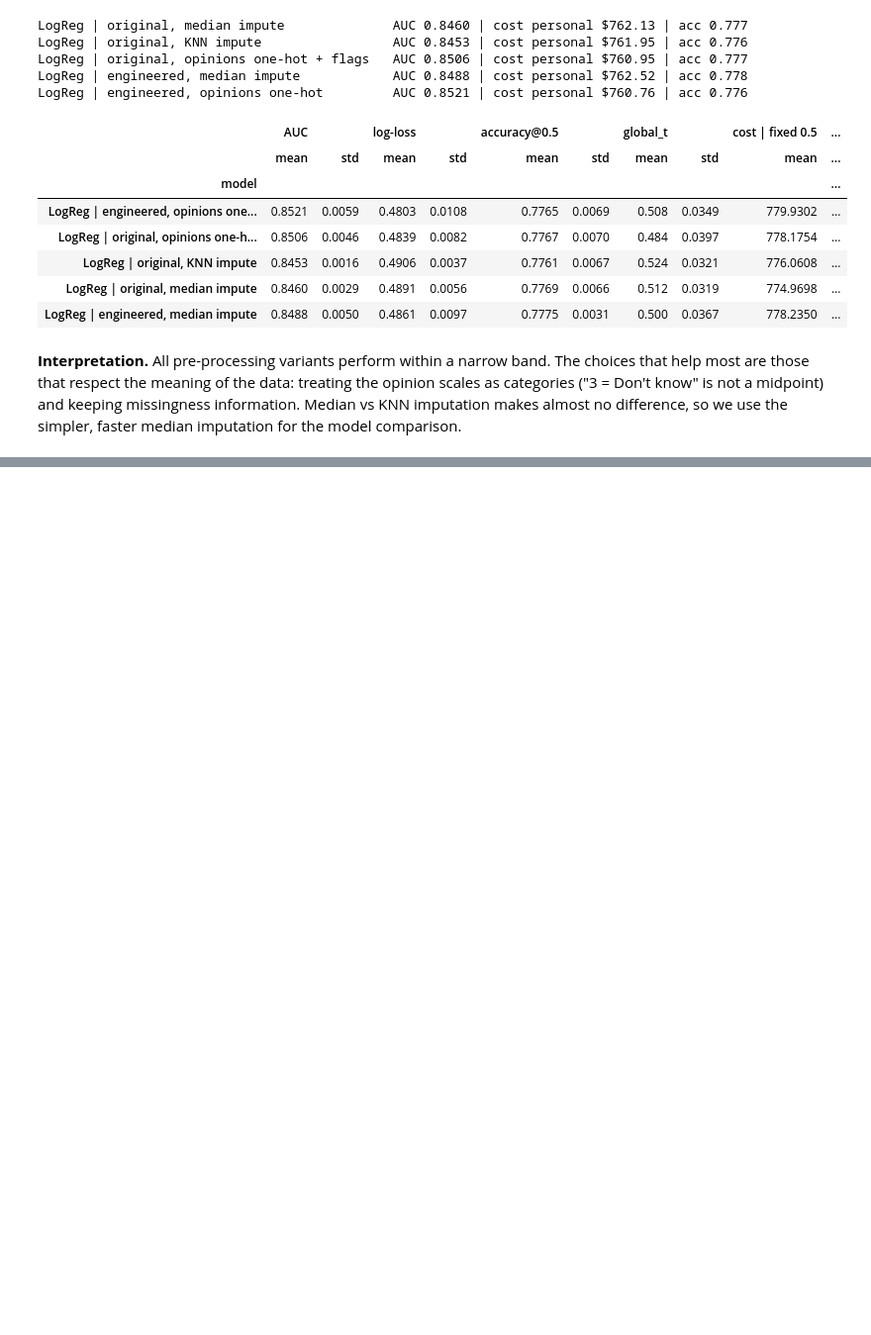
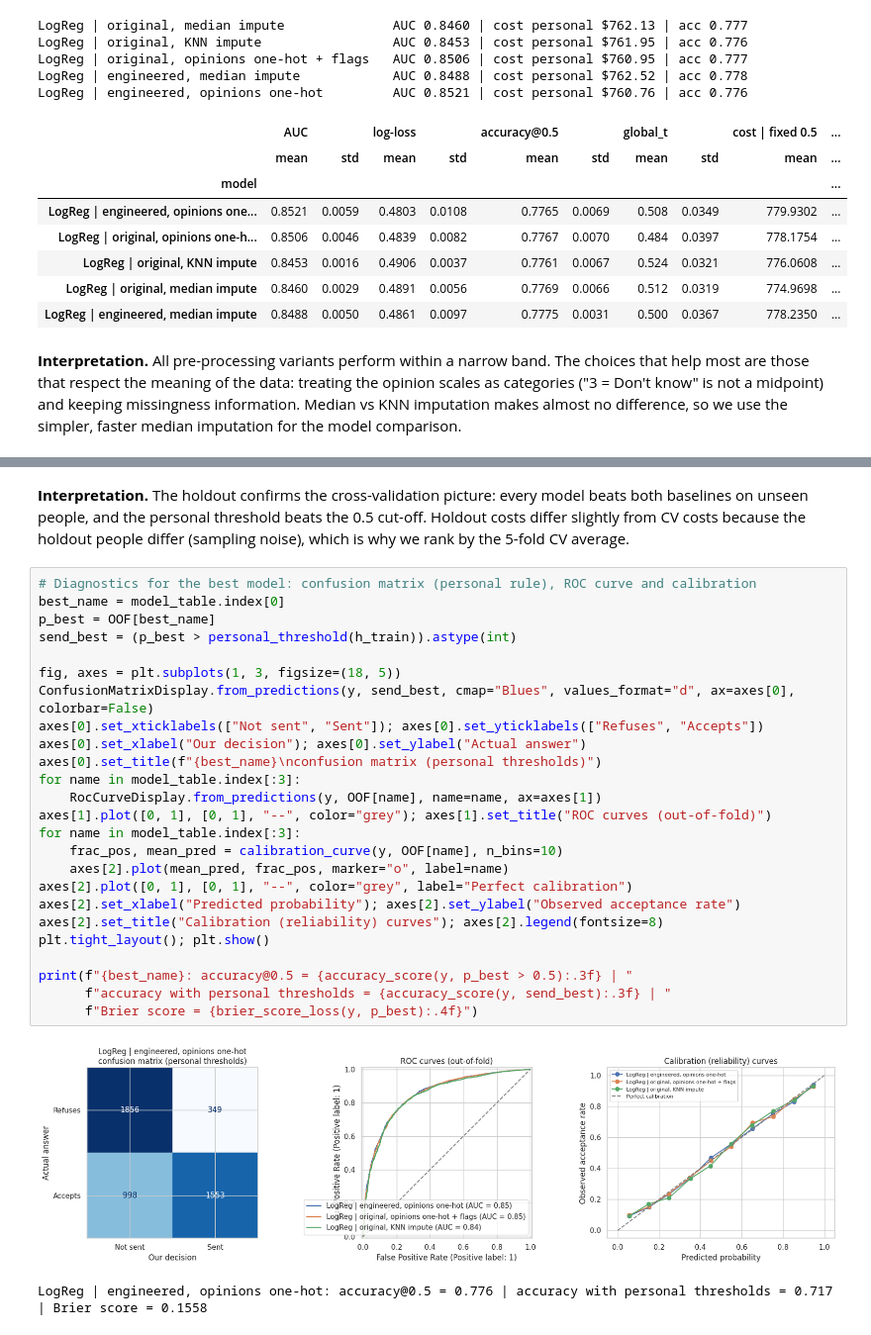
Before and after one commit to UH-RMDS-DataChallenge-2026/data-science-challenge, a Jupyter notebook: Data_Science_Challenge.ipynb, the cells around one changed output, grey strips where cells are left out. Shown at 99% size. Saved outputs shown, nothing was run; the diff lists cells and outputs as text; blank space fills up the shorter version.

```diff
--- a/Data_Science_Challenge.ipynb
+++ b/Data_Science_Challenge.ipynb
@@ -632,0 +675,30 @@ HistGradientBoosting (tuned)                  AUC 0.8518 | cost personal $759.84
+# %% [markdown]
+**Interpretation.** The holdout confirms the cross-validation picture: every model beats both baselines on unseen people, and the personal threshold beats the 0.5 cut-off. Holdout costs differ slightly from CV costs because the holdout people differ (sampling noise), which is why we rank by the 5-fold CV average.
+# %%
+# Diagnostics for the best model: confusion matrix (personal rule), ROC curve and calibration
+best_name = model_table.index[0]
+p_best = OOF[best_name]
+send_best = (p_best > personal_threshold(h_train)).astype(int)
+
+fig, axes = plt.subplots(1, 3, figsize=(18, 5))
+ConfusionMatrixDisplay.from_predictions(y, send_best, cmap="Blues", values_format="d", ax=axes[0], colorbar=False)
+axes[0].set_xticklabels(["Not sent", "Sent"]); axes[0].set_yticklabels(["Refuses", "Accepts"])
+axes[0].set_xlabel("Our decision"); axes[0].set_ylabel("Actual answer")
+axes[0].set_title(f"{best_name}\nconfusion matrix (personal thresholds)")
+for name in model_table.index[:3]:
+    RocCurveDisplay.from_predictions(y, OOF[name], name=name, ax=axes[1])
+axes[1].plot([0, 1], [0, 1], "--", color="grey"); axes[1].set_title("ROC curves (out-of-fold)")
+for name in model_table.index[:3]:
+    frac_pos, mean_pred = calibration_curve(y, OOF[name], n_bins=10)
+    axes[2].plot(mean_pred, frac_pos, marker="o", label=name)
+axes[2].plot([0, 1], [0, 1], "--", color="grey", label="Perfect calibration")
+axes[2].set_xlabel("Predicted probability"); axes[2].set_ylabel("Observed acceptance rate")
+axes[2].set_title("Calibration (reliability) curves"); axes[2].legend(fontsize=8)
+plt.tight_layout(); plt.show()
+
+print(f"{best_name}: accuracy@0.5 = {accuracy_score(y, p_best > 0.5):.3f} | "
+      f"accuracy with personal thresholds = {accuracy_score(y, send_best):.3f} | "
+      f"Brier score = {brier_score_loss(y, p_best):.4f}")
+# %% [output]
+[figure, added]
+LogReg | engineered, opinions one-hot: accuracy@0.5 = 0.776 | accuracy with personal thresholds = 0.717 | Brier score = 0.1558
```
Also changed, not shown: parts of 12 cells of this notebook.
